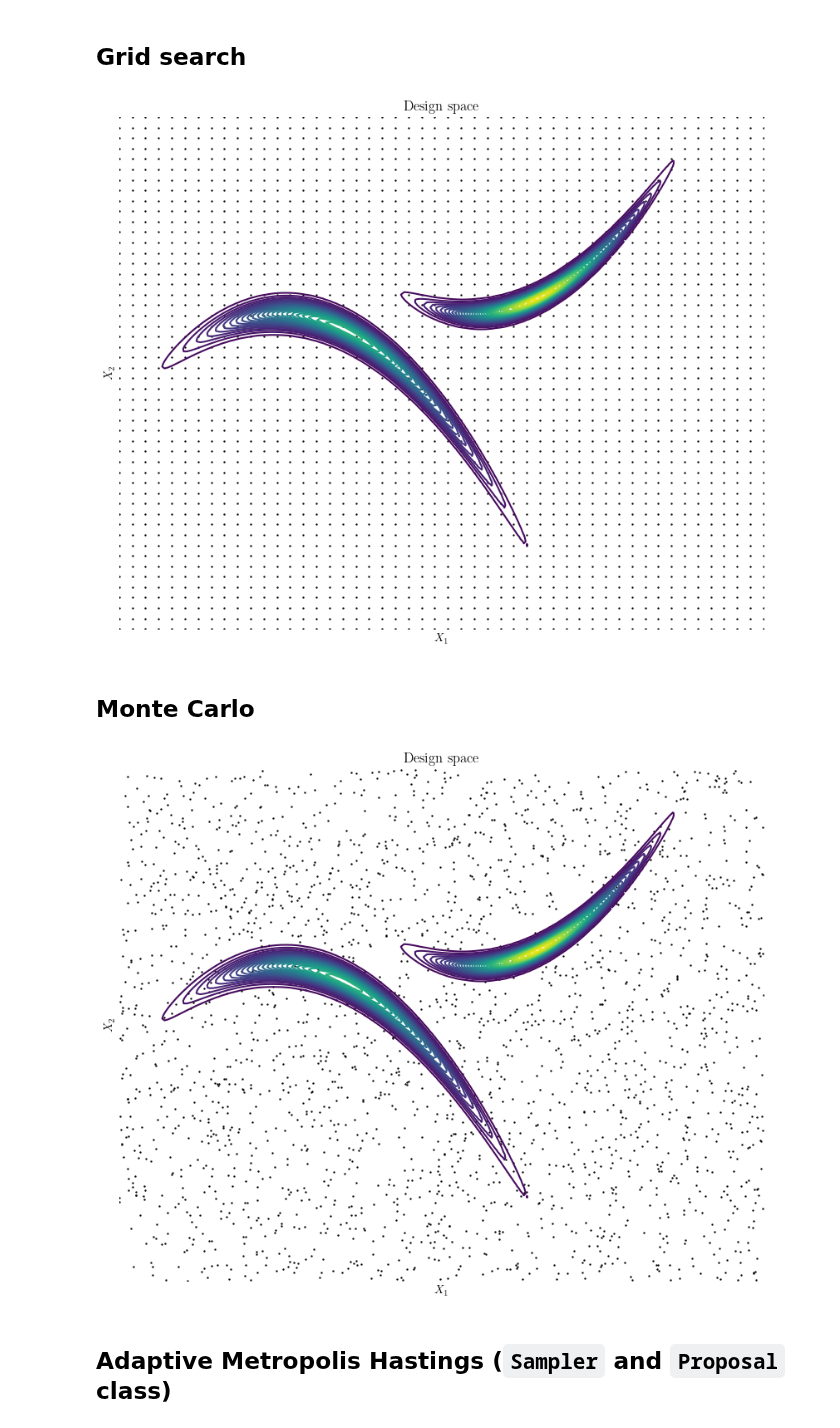
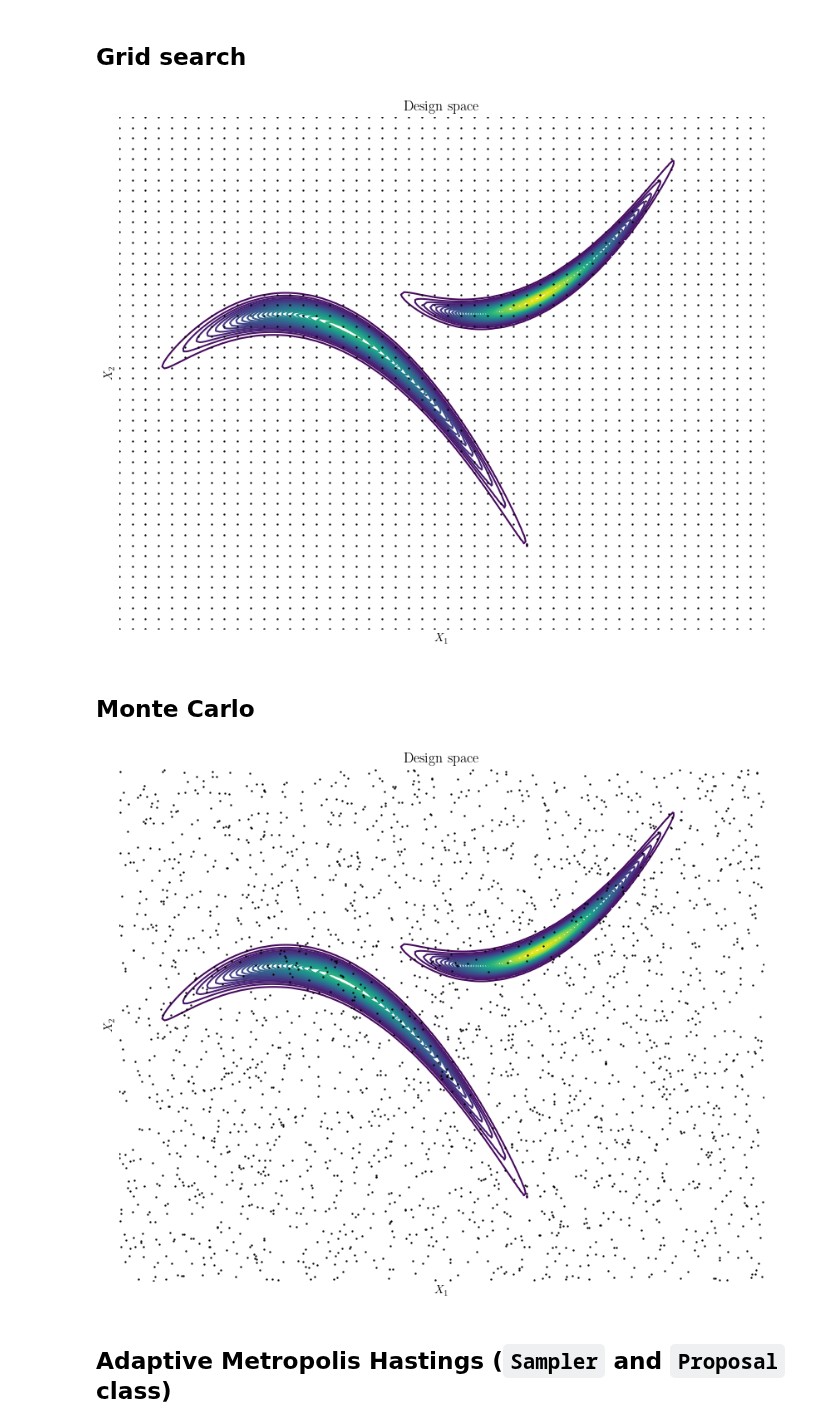
Before and after one commit to mark-hobbs/articles, a Jupyter notebook: design-space-exploration.ipynb, the cells around one changed output. Drawn from its saved outputs; the diff is of its cells as text; code cells hidden in the pictures.

```diff
--- a/design-space-exploration.ipynb
+++ b/design-space-exploration.ipynb
@@ -89,7 +89,7 @@ X1_search, X2_search = np.meshgrid(x1_search, x2_search)
 
 plt.figure(figsize=(10, 8))
 plt.contour(X1, X2, Z, levels=40, cmap='viridis')
-plt.scatter(X1_search, X2_search, s=0.5, color='black')
+plt.scatter(X1_search, X2_search, s=0.5, color='black', zorder=5)
 plt.xlabel('$X_1$')
 plt.ylabel('$X_2$')
 plt.title('Design space')
@@ -98,25 +98,25 @@ plt.xticks([])
 plt.yticks([])
 plt.savefig('grid-search.png', dpi=300, bbox_inches='tight')
 # %% [output]
-[figure, old version]
+[figure, new version]
 # %% [markdown]
 ## Monte Carlo
 # %%
 X1_mc = np.random.uniform(-5, 15, 2500)
 X2_mc = np.random.uniform(-80, 50, 2500)
 
 plt.figure(figsize=(10, 8))
 plt.contour(X1, X2, Z, levels=40, cmap='viridis')
-plt.scatter(X1_mc, X2_mc, s=0.5, color='black')
+plt.scatter(X1_mc, X2_mc, s=0.5, color='black', zorder=5)
 plt.xlabel('$X_1$')
 plt.ylabel('$X_2$')
 plt.title('Design space')
 plt.gca().set_frame_on(False)
 plt.xticks([])
 plt.yticks([])
 plt.savefig('monte-carlo.png', dpi=300, bbox_inches='tight')
 # %% [output]
-[figure, old version]
+[figure, new version]
 # %% [markdown]
 ## Adaptive Metropolis Hastings (`Sampler` and `Proposal` class)
 # %%
```
Also changed, not shown: parts of 3 cells of this notebook, 3 other files.
